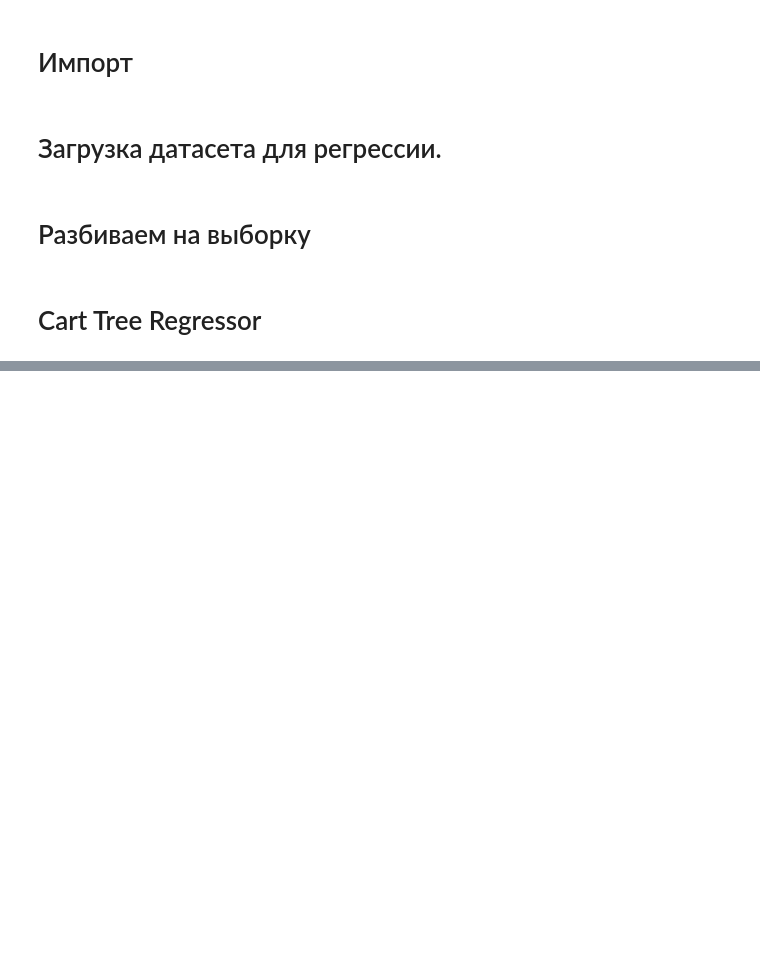
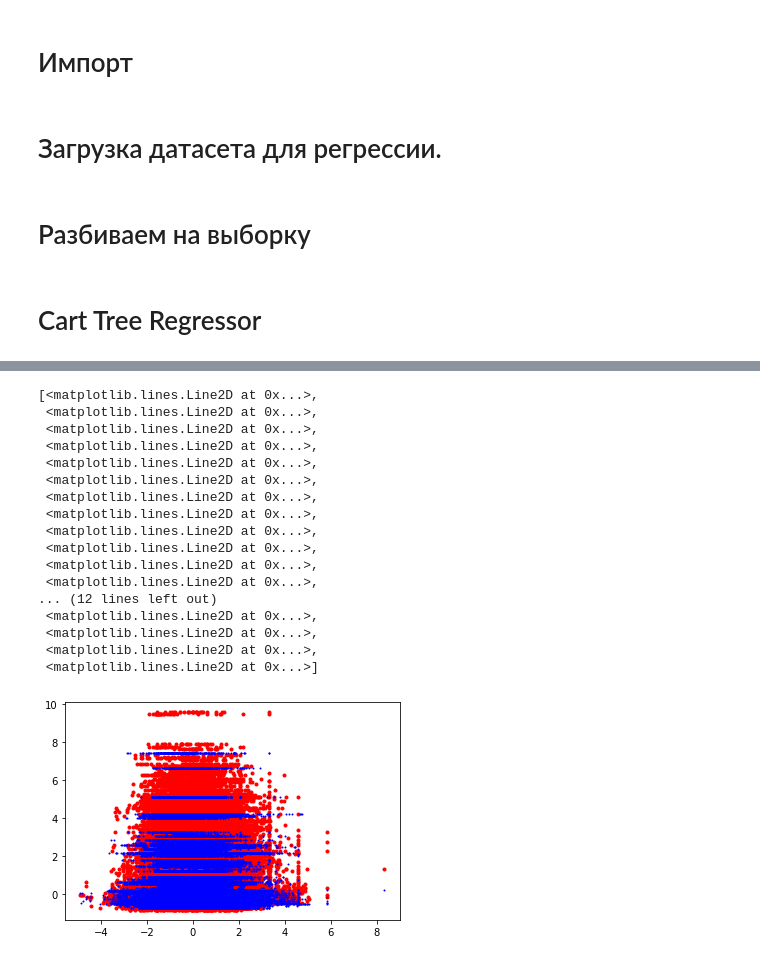
Before and after one commit to MikeTsvirkunov/Maching_Learning_Teach, a Jupyter notebook: MyMethods/laba3_regressor_example_of_work.ipynb, the cells around one changed output, grey strips where cells are left out. Cells and saved outputs as stored; diff of their text form; code cells hidden in the pictures; blank space fills up the shorter version.

```diff
--- a/MyMethods/laba3_regressor_example_of_work.ipynb
+++ b/MyMethods/laba3_regressor_example_of_work.ipynb
@@ -52,0 +88,23 @@ my_line_regression_classic_errors
+# %%
+import matplotlib.pyplot as plt
+plt.plot(X_test, y_test, 'ro', markersize=3)
+plt.plot(X_test, y_predicted, 'bo', markersize=1)
+# %% [output]
+[<matplotlib.lines.Line2D at 0x...>,
+ <matplotlib.lines.Line2D at 0x...>,
+ <matplotlib.lines.Line2D at 0x...>,
+ <matplotlib.lines.Line2D at 0x...>,
+ <matplotlib.lines.Line2D at 0x...>,
+ <matplotlib.lines.Line2D at 0x...>,
+ <matplotlib.lines.Line2D at 0x...>,
+ <matplotlib.lines.Line2D at 0x...>,
+ <matplotlib.lines.Line2D at 0x...>,
+ <matplotlib.lines.Line2D at 0x...>,
+ <matplotlib.lines.Line2D at 0x...>,
+ <matplotlib.lines.Line2D at 0x...>,
+... (12 lines left out)
+ <matplotlib.lines.Line2D at 0x...>,
+ <matplotlib.lines.Line2D at 0x...>,
+ <matplotlib.lines.Line2D at 0x...>,
+ <matplotlib.lines.Line2D at 0x...>]
+[figure, added]
```
Also changed, not shown: parts of 10 cells of this notebook, 3 other files.
